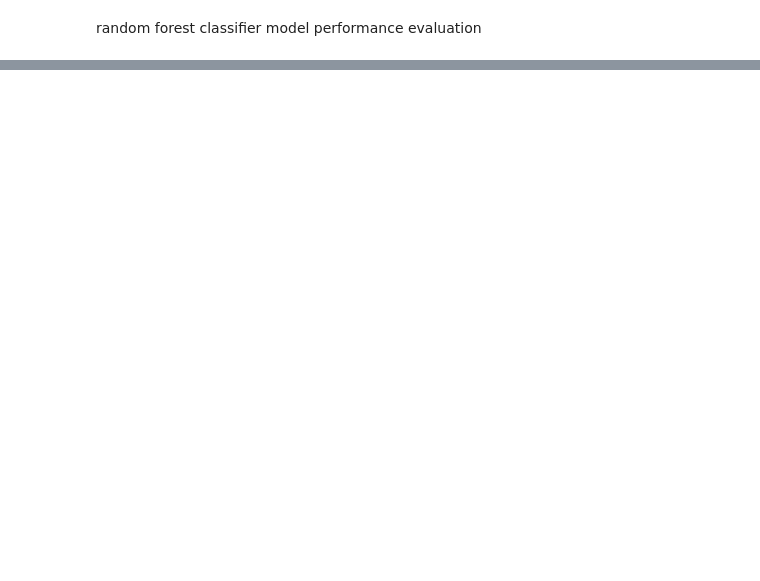
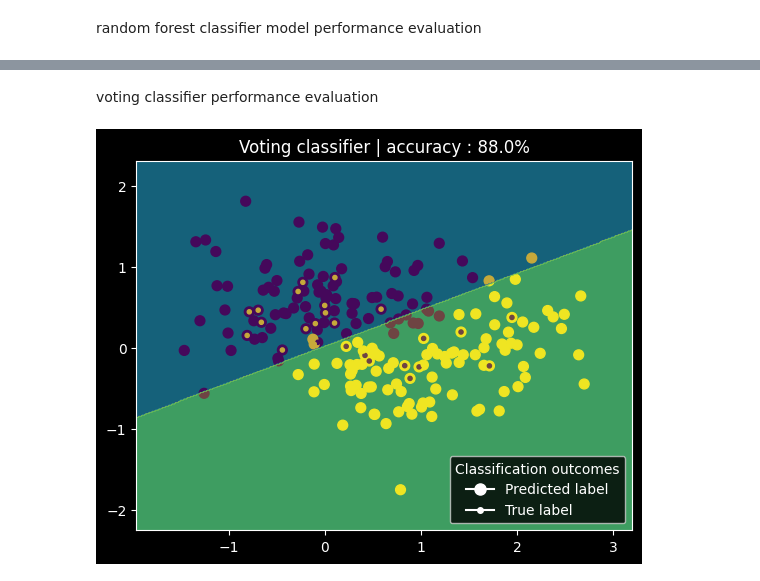
Before and after one commit to JeremiJL/MIW, a Jupyter notebook: projects/project_03/task.ipynb, the cells around one changed output, grey strips where cells are left out. Saved outputs shown, nothing was run; the diff lists cells and outputs as text; code cells hidden in the pictures; blank space fills up the shorter version.

Commit message:
plotted voting clasifier performance

```diff
--- a/projects/project_03/task.ipynb
+++ b/projects/project_03/task.ipynb
@@ -194,0 +194,14 @@ plt.show()
+# %% [markdown]
+voting classifier performance evaluation
+# %%
+y_predictions = voting_classifier_model.predict(X_test)
+
+fig, ax = plt.subplots()
+plt.gca().set_facecolor('teal')
+
+plot_performance_evaluation(ax, model_name="Voting classifier",X_test=X_test, y_test=y_test, y_predictions=y_predictions)
+sub_plot_decision_boundary(model=svm_model, X_test=X_test, y_test=y_test)
+
+plt.show()
+# %% [output]
+[figure, added]
```
Also changed, not shown: parts of 4 cells of this notebook.
